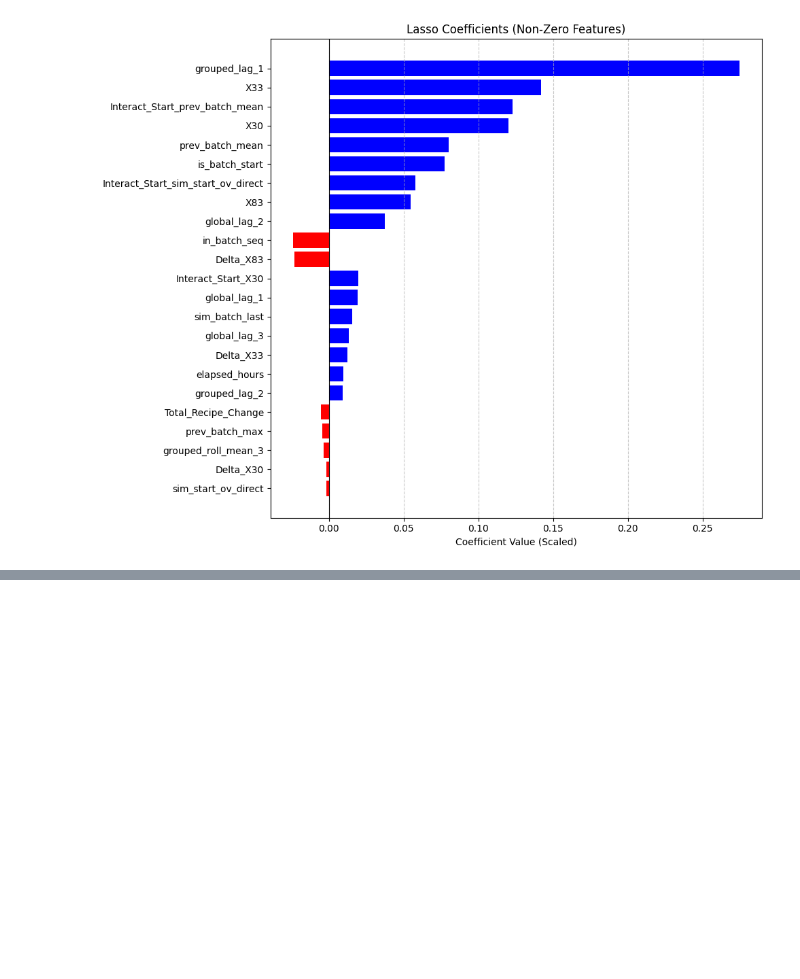
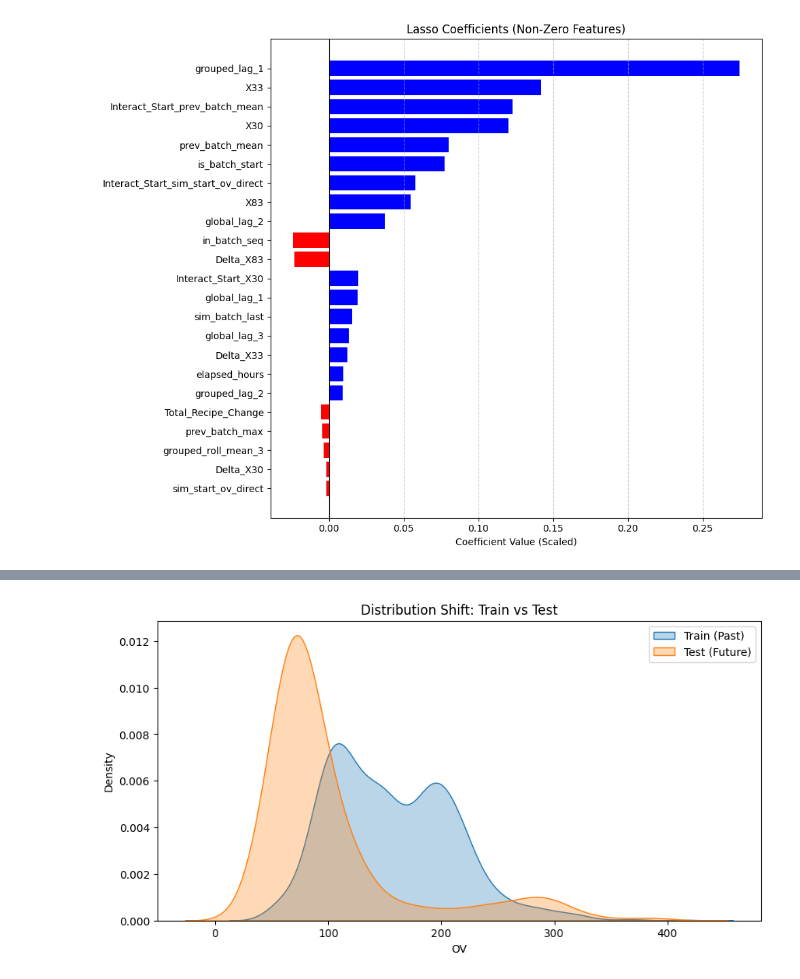
Before and after one commit to asa-neko/SCM_Final_Report, a Jupyter notebook: test.ipynb, the cells around one changed output, grey strips where cells are left out. Saved outputs shown, nothing was run; the diff lists cells and outputs as text; code cells hidden in the pictures; blank space fills up the shorter version.

```diff
--- a/test.ipynb
+++ b/test.ipynb
@@ -600,3 +601,27 @@ train = train[train["final_mes_time"] < test['process_end_time'][0]]
 
 target = 'OV'
 features = [c for c in train.columns if c.startswith('X')]
+# %%
+# 標準化
+exclude_cols = ['process_end_time', 'final_mes_time', 'OV']
+
+feature_cols = [c for c in train.columns if c not in exclude_cols]
+
+scaler = StandardScaler()
+
+scaler.fit(train[feature_cols])
+
+train_scaled_vals = scaler.transform(train[feature_cols])
+test_scaled_vals = scaler.transform(test[feature_cols])
+
+train_features_df = pd.DataFrame(train_scaled_vals, columns=feature_cols, index=train.index)
+test_features_df = pd.DataFrame(test_scaled_vals, columns=feature_cols, index=test.index)
+
+train = pd.concat([train[exclude_cols], train_features_df], axis=1)
+test = pd.concat([test[exclude_cols], test_features_df], axis=1)
+
+print("標準化完了。")
+print("Train shape:", train.shape)
+print("Test shape:", test.shape)
+
+print("\n確認(X1の平均):", train['X1'].mean())
@@ -654,12 +685,11 @@ def stepwise_selection(X, y, initial_list=[], threshold_in=0.01, threshold_out=0
     return included
 # %%
 # 2. 変数選択関数(回帰木)
-def DecisionTreeSelector(x, y, depth=5, threshold='mean', max_features=10):
+def DecisionTreeSelector(x, y, depth=2, threshold='mean', max_features=10):
     reg = DecisionTreeRegressor(max_depth=depth, random_state=42)
     reg.fit(x, y)
 
     selector = SelectFromModel(reg, prefit=True, threshold=threshold, max_features=max_features)
-    selector.fit(x, y)
 
     selected_mask = selector.get_support()
     selected_features = x.columns[selected_mask].tolist()
@@ -764 +800,4 @@ UnboundLocalError: cannot access local variable 'mean_rmse' where it is not asso
+# %%
+best_split_feature = best_result[0]
+best_threshold = best_result[1]
 # %%
@@ -846,0 +892,12 @@ plt.show()
+# %%
+import seaborn as sns
+import matplotlib.pyplot as plt
+
+plt.figure(figsize=(10, 5))
+sns.kdeplot(train['OV'], label='Train (Past)', fill=True, alpha=0.3)
+sns.kdeplot(test['OV'], label='Test (Future)', fill=True, alpha=0.3)
+plt.title("Distribution Shift: Train vs Test")
+plt.legend()
+plt.show()
+# %% [output]
+[figure, added]
```
Also changed, not shown: parts of 8 cells of this notebook, 20 other files.
